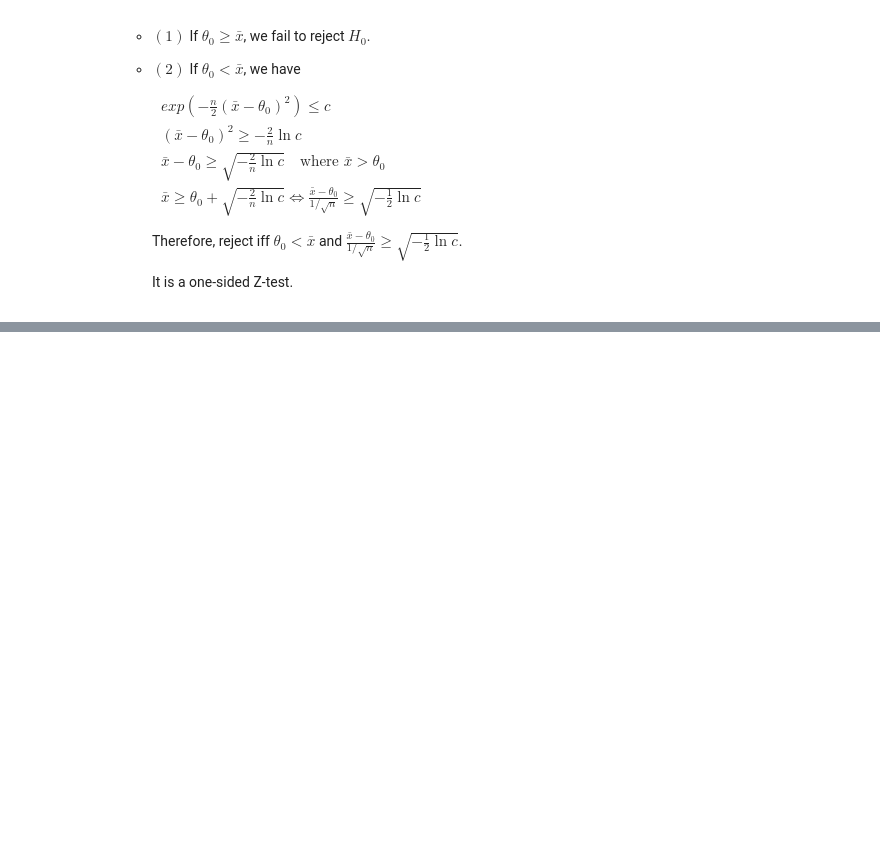
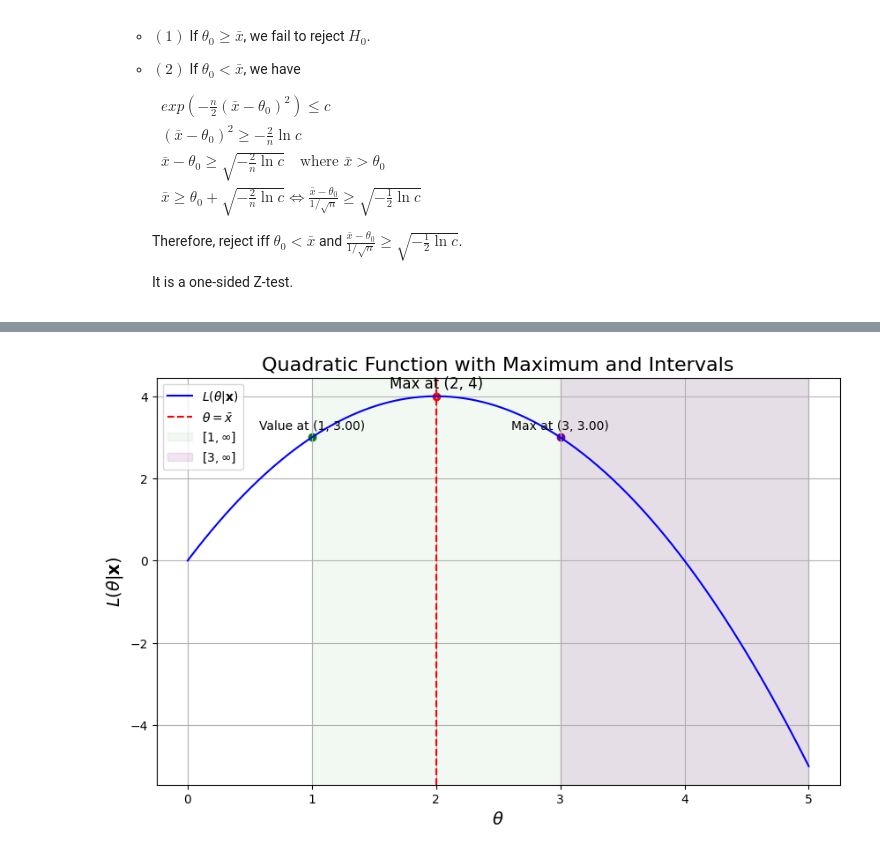
Before and after one commit to Thomson-Cui/Theoretical-Statistics-II, a Jupyter notebook: Chapter 8.1-8.2 Hypothesis Testing.ipynb, the cells around one changed output, grey strips where cells are left out. Drawn from its saved outputs; the diff is of its cells as text; code cells hidden in the pictures; blank space fills up the shorter version.

```diff
--- a/Chapter 8.1-8.2 Hypothesis Testing.ipynb
+++ b/Chapter 8.1-8.2 Hypothesis Testing.ipynb
@@ -544,0 +563,52 @@ plt.show()
+# %%
+import numpy as np
+import matplotlib.pyplot as plt
+
+# Define parameters
+x_bar = 2  # The value of theta where the maximum occurs
+M = 4      # The maximum value of the function
+
+# Define the quadratic function L(theta|x) = -theta^2 + 2*\bar{x}*theta + (M - \bar{x}^2)
+def L_theta(theta, x_bar, M):
+    return -theta**2 + 2 * x_bar * theta + (M - x_bar**2)
+
+# Generate a range of theta values (expanded to show infinity-like behavior)
+theta = np.linspace(0, 5, 100)  # From 0 to 5 to cover the intervals
+L = L_theta(theta, x_bar, M)  # Calculate corresponding L values
+
+# Create the plot
+plt.figure(figsize=(10, 6))
+plt.plot(theta, L, label=r'$L(\theta|\mathbf{x})$', color='blue')
+plt.axvline(x=x_bar, color='red', linestyle='--', label=r'$\theta = \bar{x}$')
+plt.scatter([x_bar], [M], color='red')  # Mark the maximum point
+plt.text(x_bar, M + 0.2, f'Max at ({x_bar}, {M})', fontsize=12, ha='center')
+
+# Define intervals and find maximum values within them
+interval_1_start = 1  # Start of interval [1, \infty]
+interval_2_start = 3  # Start of interval [3, \infty]
+
+# For interval [1, \infty], maximum is at theta = 2 (since 2 > 1 and it's the global max)
+L_at_1 = L_theta(interval_1_start, x_bar, M)
+plt.scatter([interval_1_start], [L_at_1], color='green')
+plt.text(interval_1_start, L_at_1 + 0.2, f'Value at ({interval_1_start}, {L_at_1:.2f})', fontsize=10, ha='center')
+plt.axvspan(interval_1_start, 5, alpha=0.05, color='green', label=r'$[1, \infty]$')
+
+# For interval [3, \infty], maximum is at theta = 3 (left endpoint, since function decreases after 2)
+L_at_3 = L_theta(interval_2_start, x_bar, M)
+plt.scatter([interval_2_start], [L_at_3], color='purple')
+plt.text(interval_2_start, L_at_3 + 0.2, f'Max at ({interval_2_start}, {L_at_3:.2f})', fontsize=10, ha='center')
+plt.axvspan(interval_2_start, 5, alpha=0.1, color='purple', label=r'$[3, \infty]$')
+
+# Set axis labels
+plt.xlabel(r'$\theta$', fontsize=14)
+plt.ylabel(r'$L(\theta|\mathbf{x})$', fontsize=14)
+plt.title(r'Quadratic Function with Maximum and Intervals', fontsize=16)
+
+# Add grid and legend
+plt.grid(True)
+plt.legend()
+
+# Display the plot
+plt.show()
+# %% [output]
+[figure, added]
```
Also changed, not shown: parts of 5 cells of this notebook.
